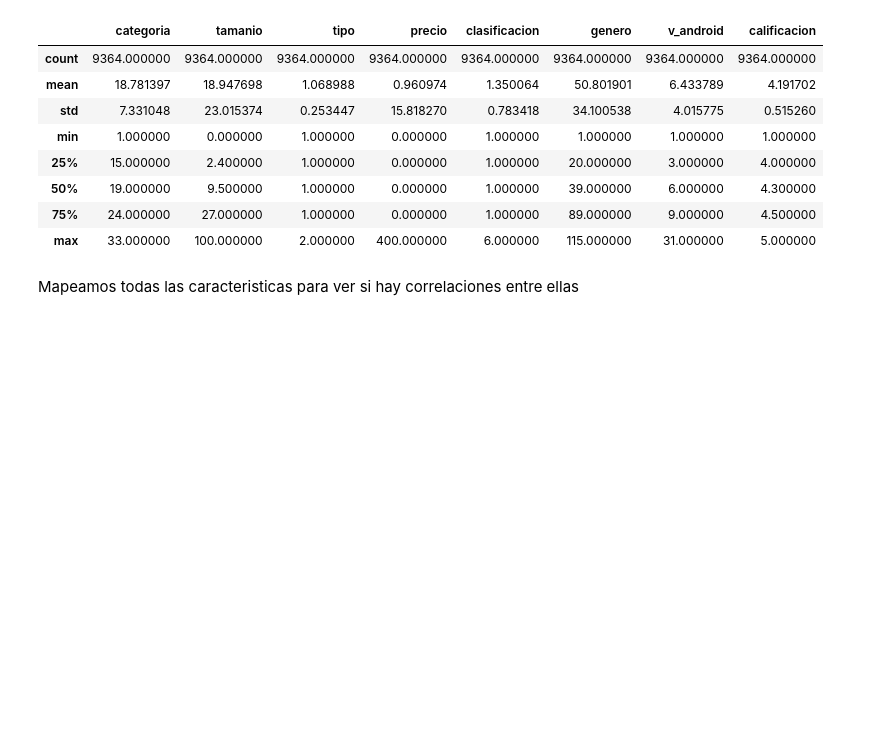
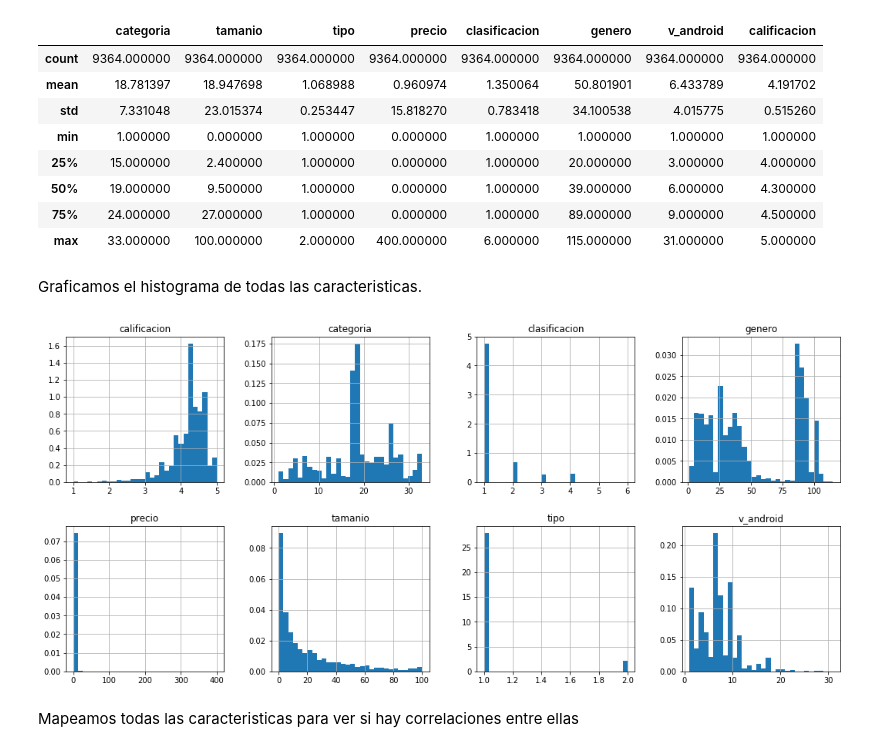
Before and after one commit to OscarAnCorzo/precalificador_apps, a Jupyter notebook: notebook/proyecto.ipynb, the cells around one changed output. Cells and saved outputs as stored; diff of their text form; code cells hidden in the pictures; blank space fills up the shorter version.

Commit message:
histogramas

```diff
--- a/notebook/proyecto.ipynb
+++ b/notebook/proyecto.ipynb
@@ -698,6 +700,12 @@ dp.describe()
 | 50% | 19.000000 | 9.500000 | 1.000000 | 0.000000 | 1.000000 | 39.000000 | 6.000000 | 4.300000 |
 | 75% | 24.000000 | 27.000000 | 1.000000 | 0.000000 | 1.000000 | 89.000000 | 9.000000 | 4.500000 |
 | max | 33.000000 | 100.000000 | 2.000000 | 400.000000 | 6.000000 | 115.000000 | 31.000000 | 5.000000 |
+# %% [markdown]
+Graficamos el histograma de todas las caracteristicas.
+# %%
+dp.hist(bins=30, density=True, figsize=(18,8), layout=(2,4));
+# %% [output]
+[figure, added]
 # %% [markdown]
 Mapeamos todas las caracteristicas para ver si hay correlaciones entre ellas
 # %%
```
Also changed, not shown: parts of 10 cells of this notebook.
